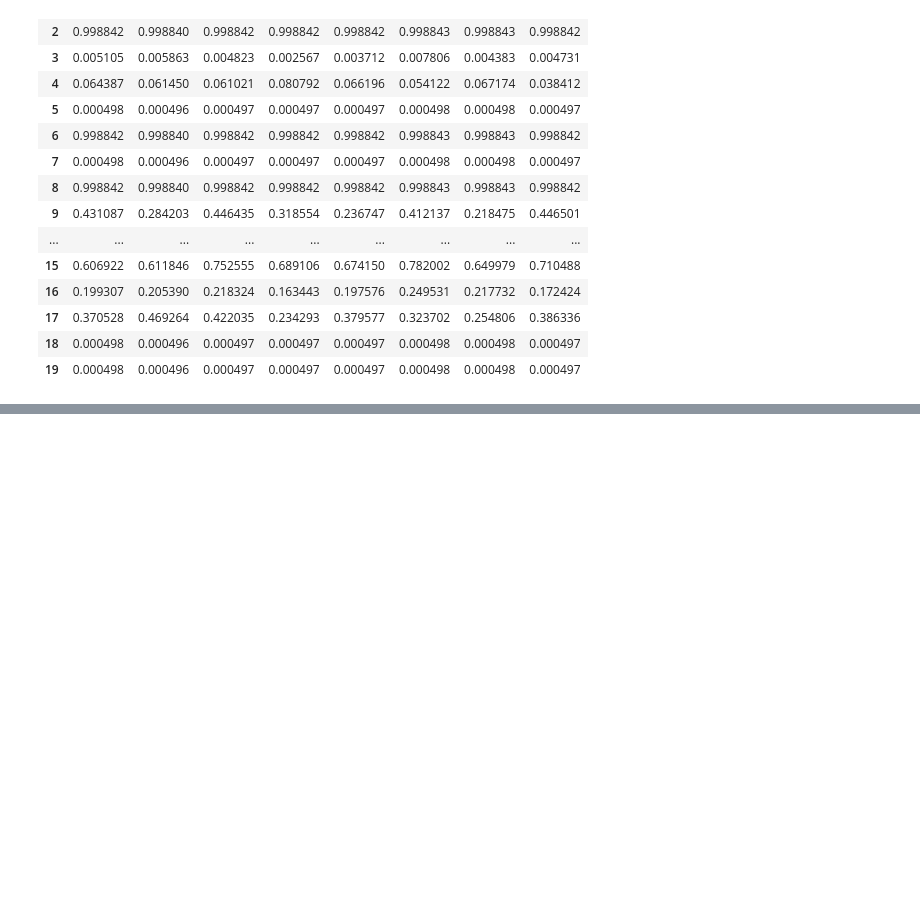
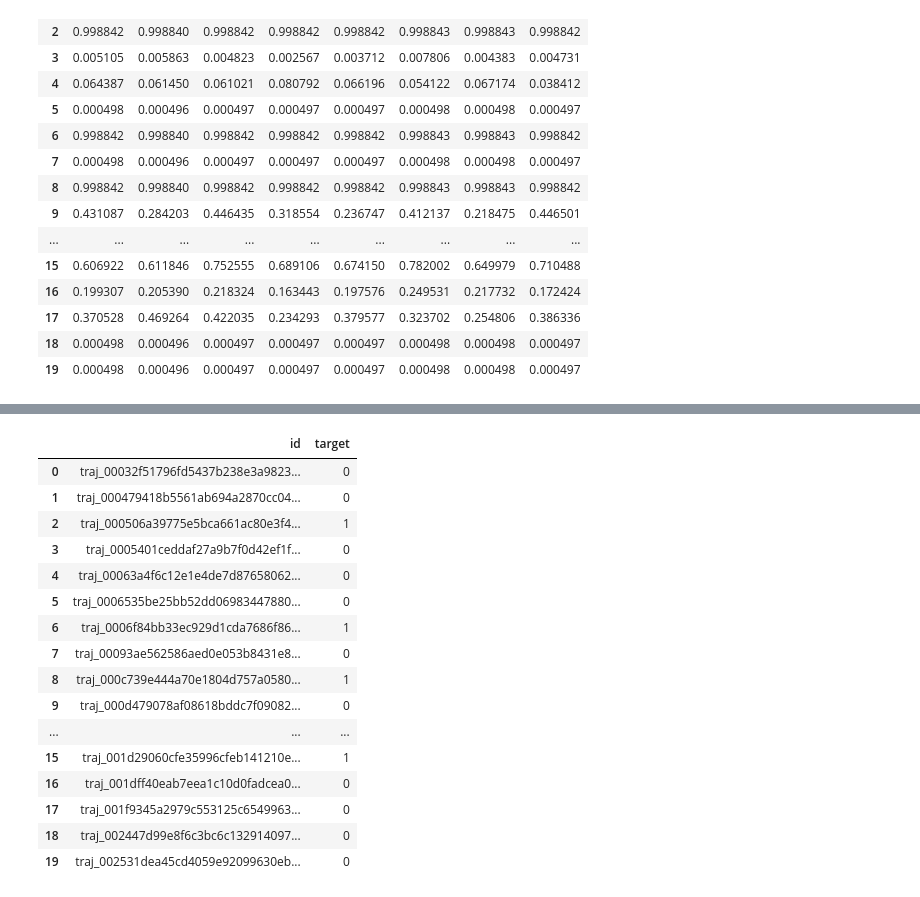
Before and after one commit to jkpawlowski96/EY_smartcity, a Jupyter notebook: NextStage.ipynb, the cells around one changed output, grey strips where cells are left out. Saved outputs shown, nothing was run; the diff lists cells and outputs as text; code cells hidden in the pictures; blank space fills up the shorter version.

```diff
--- a/NextStage.ipynb
+++ b/NextStage.ipynb
@@ -277,0 +294,43 @@ submission[:20]
+# %%
+
+best = pd.read_csv('./output/submission/lgbm_800.csv').target.values
+best2 = pd.read_csv('./output/submission/lgbm_blended_2.csv').target.values
+city=lgbm.copy()
+for col in city.columns:
+    city[col]=np.round(city[col].values)
+city['best']=best
+city['best2']=best2
+city['target']=np.zeros(len(city))
+for col in city.columns:
+    city['target']=city['target']+city[col]
+
+def fnc(x):
+    if x>=5:
+        return 1
+    else:
+        return 0
+city=[fnc(x) for x in city.target.values]
+
+submission= pd.DataFrame()
+submission['id']=test2['trajectory_id']
+submission['target'] = city
+submission.to_csv('./output/class/nxt_two_bland_5.csv',index=False)
+submission[:20]
+# %% [output]
+|  | id | target |
+| 0 | traj_00032f51796fd5437b238e3a9823... | 0 |
+| 1 | traj_000479418b5561ab694a2870cc04... | 0 |
+| 2 | traj_000506a39775e5bca661ac80e3f4... | 1 |
+| 3 | traj_0005401ceddaf27a9b7f0d42ef1f... | 0 |
+| 4 | traj_00063a4f6c12e1e4de7d87658062... | 0 |
+| 5 | traj_0006535be25bb52dd06983447880... | 0 |
+| 6 | traj_0006f84bb33ec929d1cda7686f86... | 1 |
+| 7 | traj_00093ae562586aed0e053b8431e8... | 0 |
+| 8 | traj_000c739e444a70e1804d757a0580... | 1 |
+| 9 | traj_000d479078af08618bddc7f09082... | 0 |
+| ... | ... | ... |
+| 15 | traj_001d29060cfe35996cfeb141210e... | 1 |
+| 16 | traj_001dff40eab7eea1c10d0fadcea0... | 0 |
+| 17 | traj_001f9345a2979c553125c6549963... | 0 |
+| 18 | traj_002447d99e8f6c3bc6c132914097... | 0 |
+| 19 | traj_002531dea45cd4059e92099630eb... | 0 |
```
Also changed, not shown: parts of 1 cell of this notebook, 1 other file.
